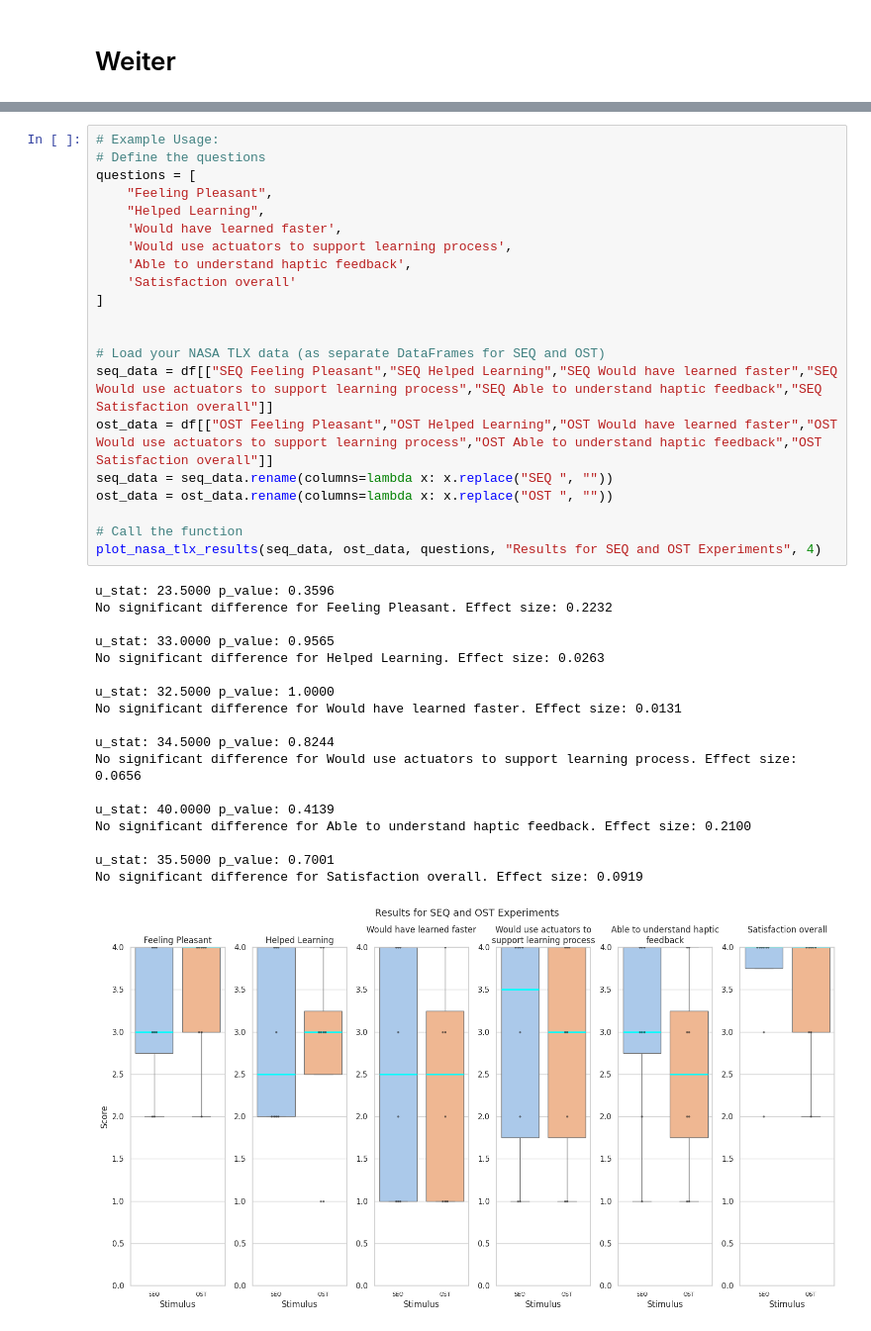
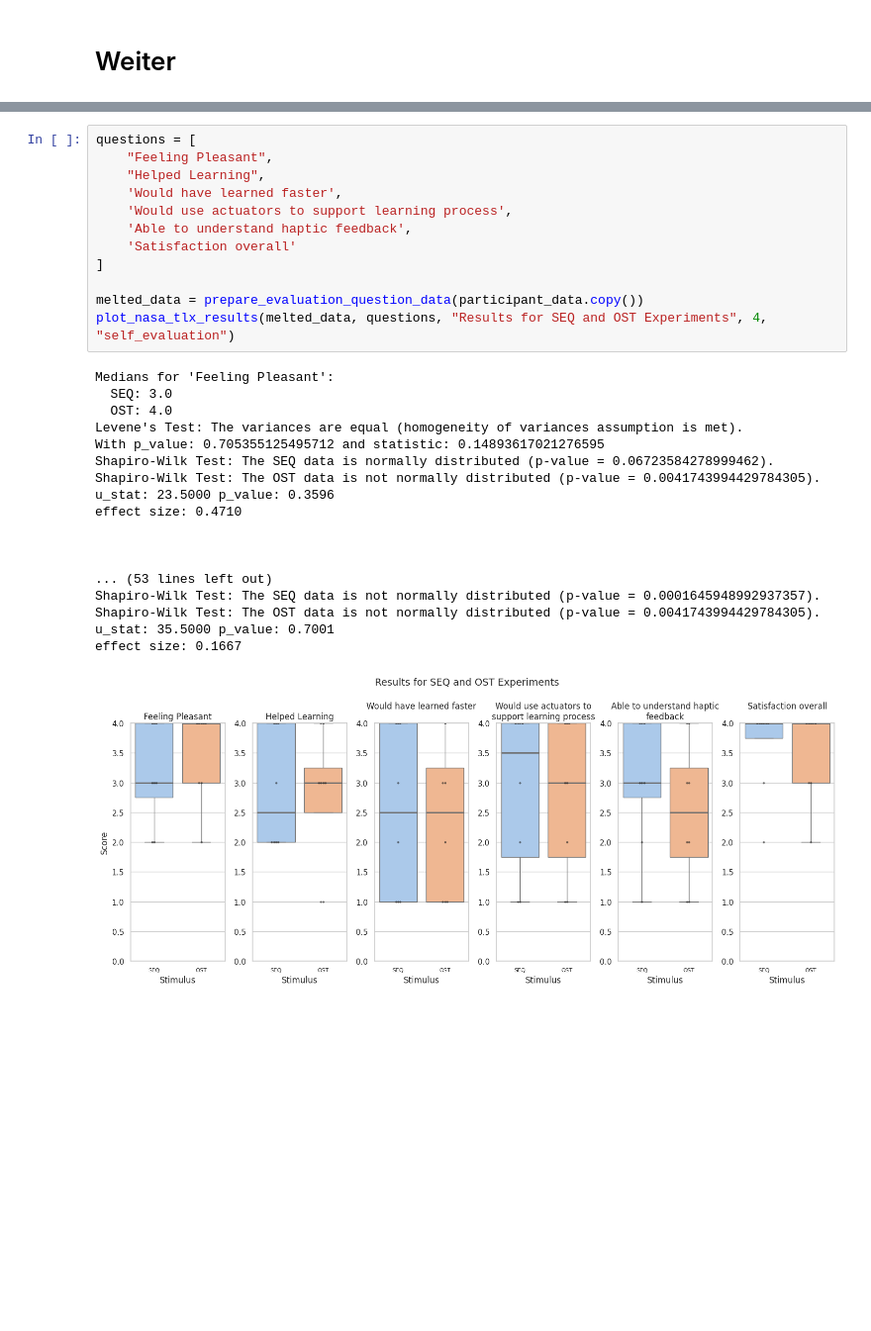
Before and after one commit to T0B1K/BrailleGloveStatistics, a Jupyter notebook: content/study2/questionnaire/study2_questionnaire.ipynb, the cells around one changed output, grey strips where cells are left out. Shown at 99% size. Drawn from its saved outputs; the diff is of its cells as text; blank space fills up the shorter version.

```diff
--- a/content/study2/questionnaire/study2_questionnaire.ipynb
+++ b/content/study2/questionnaire/study2_questionnaire.ipynb
@@ -446,41 +410,32 @@ No significant difference for Frustration. cohens d  Effect size: 0.3168
-# %%
-# Example Usage:
-# Define the questions
-questions = [
-    "Feeling Pleasant",
-    "Helped Learning",
-    'Would have learned faster',
-    'Would use actuators to support learning process',
-    'Able to understand haptic feedback',
-    'Satisfaction overall'
-]
-
-
-# Load your NASA TLX data (as separate DataFrames for SEQ and OST)
-seq_data = df[["SEQ Feeling Pleasant","SEQ Helped Learning","SEQ Would have learned faster","SEQ Would use actuators to support learning process","SEQ Able to understand haptic feedback","SEQ Satisfaction overall"]]
-ost_data = df[["OST Feeling Pleasant","OST Helped Learning","OST Would have learned faster","OST Would use actuators to support learning process","OST Able to understand haptic feedback","OST Satisfaction overall"]]
-seq_data = seq_data.rename(columns=lambda x: x.replace("SEQ ", ""))
-ost_data = ost_data.rename(columns=lambda x: x.replace("OST ", ""))
-
-# Call the function
-plot_nasa_tlx_results(seq_data, ost_data, questions, "Results for SEQ and OST Experiments", 4)
-# %% [output]
-u_stat: 23.5000 p_value: 0.3596
-No significant difference for Feeling Pleasant. Effect size: 0.2232
-
-u_stat: 33.0000 p_value: 0.9565
-No significant difference for Helped Learning. Effect size: 0.0263
-
-u_stat: 32.5000 p_value: 1.0000
-No significant difference for Would have learned faster. Effect size: 0.0131
-
-u_stat: 34.5000 p_value: 0.8244
-No significant difference for Would use actuators to support learning process. Effect size: 0.0656
-
-u_stat: 40.0000 p_value: 0.4139
-No significant difference for Able to understand haptic feedback. Effect size: 0.2100
-
-u_stat: 35.5000 p_value: 0.7001
-No significant difference for Satisfaction overall. Effect size: 0.0919
-[figure, removed]
+# %%
+questions = [
+    "Feeling Pleasant",
+    "Helped Learning",
+    'Would have learned faster',
+    'Would use actuators to support learning process',
+    'Able to understand haptic feedback',
+    'Satisfaction overall'
+]
+
+melted_data = prepare_evaluation_question_data(participant_data.copy())
+plot_nasa_tlx_results(melted_data, questions, "Results for SEQ and OST Experiments", 4, "self_evaluation")
+# %% [output]
+Medians for 'Feeling Pleasant':
+  SEQ: 3.0
+  OST: 4.0
+Levene's Test: The variances are equal (homogeneity of variances assumption is met).
+With p_value: 0.705355125495712 and statistic: 0.14893617021276595
+Shapiro-Wilk Test: The SEQ data is normally distributed (p-value = 0.06723584278999462).
+Shapiro-Wilk Test: The OST data is not normally distributed (p-value = 0.0041743994429784305).
+u_stat: 23.5000 p_value: 0.3596
+effect size: 0.4710
+
+
+
+... (53 lines left out)
+Shapiro-Wilk Test: The SEQ data is not normally distributed (p-value = 0.0001645948992937357).
+Shapiro-Wilk Test: The OST data is not normally distributed (p-value = 0.0041743994429784305).
+u_stat: 35.5000 p_value: 0.7001
+effect size: 0.1667
+[figure, added]
 # %%
```
Also changed, not shown: parts of 15 cells of this notebook, 5 other files.
